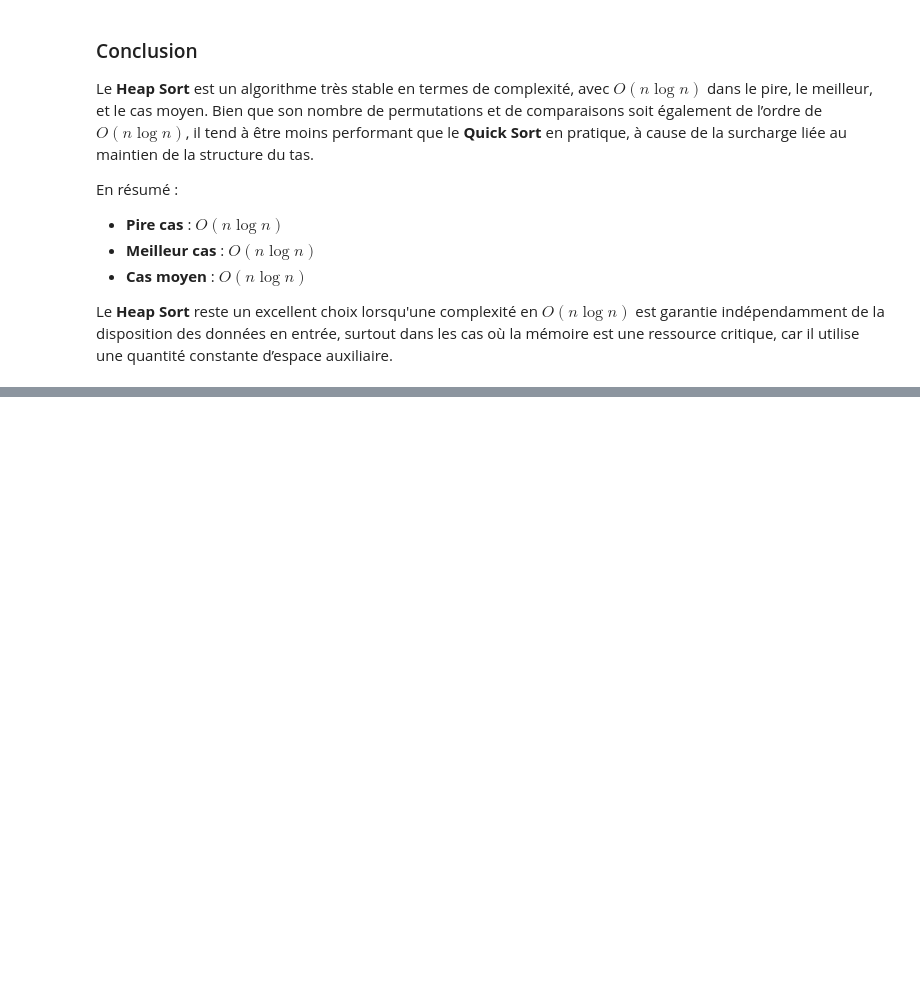
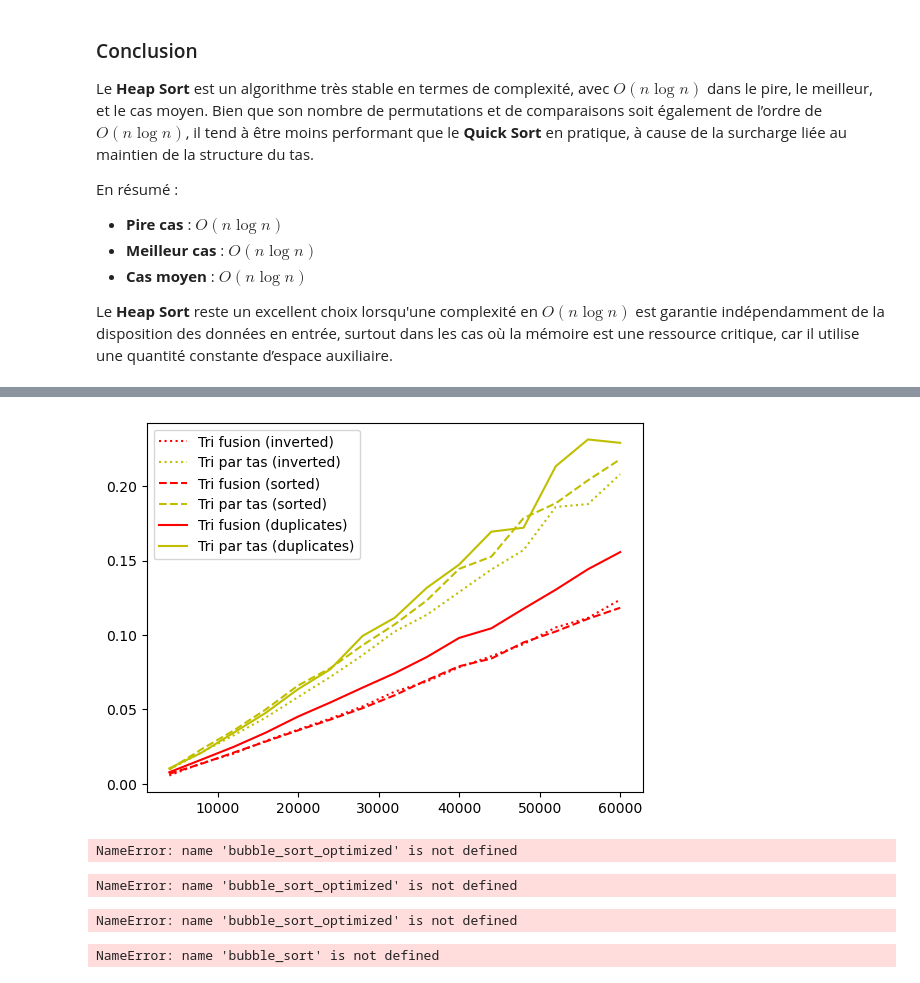
Before and after one commit to Nikoala4/IT4A, a Jupyter notebook: IT4A_Complexity_Project.ipynb, the cells around one changed output, grey strips where cells are left out. Cells and saved outputs as stored; diff of their text form; code cells hidden in the pictures; blank space fills up the shorter version.

```diff
--- a/IT4A_Complexity_Project.ipynb
+++ b/IT4A_Complexity_Project.ipynb
@@ -775,0 +754,51 @@ executerTriConcurrence([merge_sort,bubble_sort_optimized,insertion_sort], ['fusi
+# %%
+executerTriConcurrence([merge_sort,heap_sort], ['Tri fusion','Tri par tas'], ['r', 'y', 'g', 'b'], nlist=15, nval=4000, surplace=True, liste=['inverted', 'sorted','duplicates'])
+# %% [output]
+[figure, added]
+# %%
+executerTriConcurrence([merge_sort,quick_sort,heap_sort,selection_sort,bubble_sort_optimized,insertion_sort], ['Tri fusion','Tri rapide','Tri par tas','Tri par sélection','Tri à bulles','Tri par insertion'], nlist=8, nval=300, surplace=True, liste=['random'])
+# %% [output]
+NameError: name 'bubble_sort_optimized' is not defined
+# %%
+executerTriConcurrence([merge_sort,quick_sort,heap_sort,selection_sort,bubble_sort_optimized,insertion_sort], ['Tri fusion','Tri rapide','Tri par tas','Tri par sélection','Tri à bulles','Tri par insertion'], nlist=8, nval=300, surplace=True, liste=['inverted'])
+# %% [output]
+NameError: name 'bubble_sort_optimized' is not defined
+# %%
+executerTriConcurrence([merge_sort,quick_sort,heap_sort,selection_sort,bubble_sort_optimized,insertion_sort], ['Tri fusion','Tri rapide','Tri par tas','Tri par sélection','Tri à bulles','Tri par insertion'], nlist=8, nval=300, surplace=True, liste=['sorted'])
+# %% [output]
+NameError: name 'bubble_sort_optimized' is not defined
+# %%
+# Comparaison des algorithmes de tri sur des tableaux triés
+executerTriConcurrence(
+    [insertion_sort, bubble_sort, quick_sort],
+    ['Tri par insertion', 'Tri à bulles', 'Tri rapide'],
+    ['g', 'r', 'b'],
+    nlist=15,
+    nval=200,
+    surplace=True,
+    liste=['sorted']
+)
+
+# Comparaison des algorithmes de tri sur des tableaux inversés
+executerTriConcurrence(
+    [quick_sort, bubble_sort, insertion_sort],
+    ['Tri rapide', 'Tri à bulles', 'Tri par insertion'],
+    ['b', 'r', 'g'],
+    nlist=15,
+    nval=200,
+    surplace=True,
+    liste=['inverted']
+)
+
+# Comparaison des algorithmes de tri sur des tableaux aléatoires
+executerTriConcurrence(
+    [quick_sort, bubble_sort, insertion_sort],
+    ['Tri rapide', 'Tri à bulles', 'Tri par insertion'],
+    ['b', 'r', 'g'],
+    nlist=15,
+    nval=200,
+    surplace=True,
+    liste=['random']
+)
+# %% [output]
+NameError: name 'bubble_sort' is not defined
```
Also changed, not shown: parts of 17 cells of this notebook, 2 other files.
